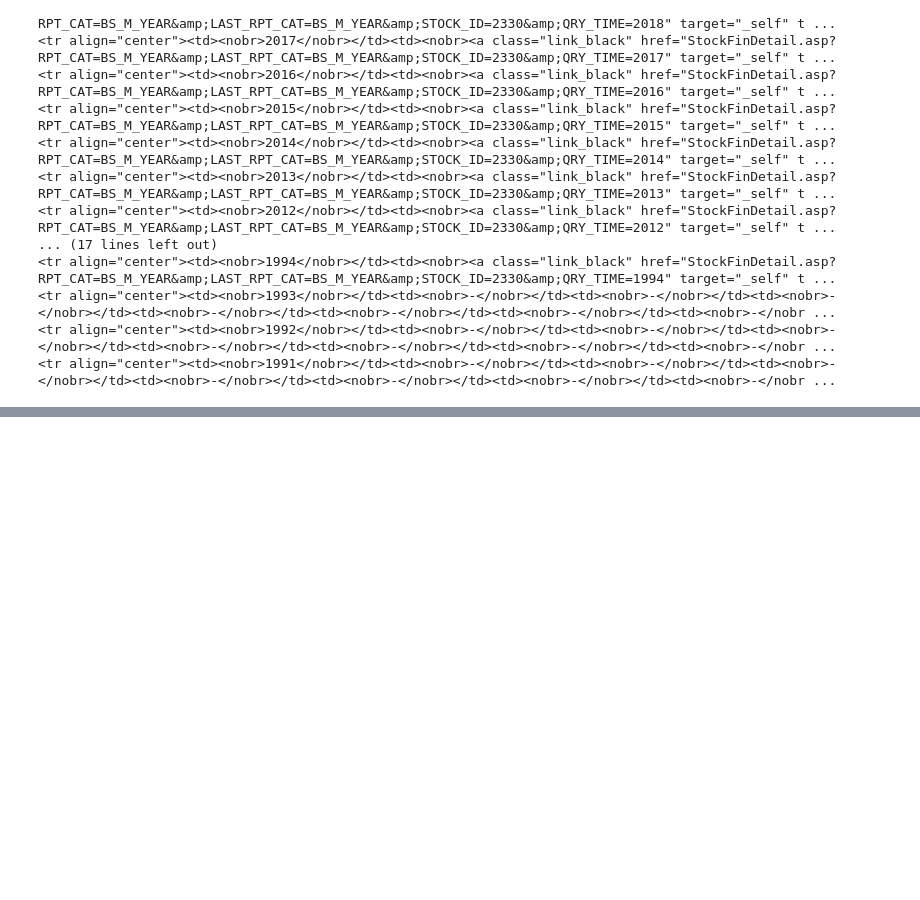
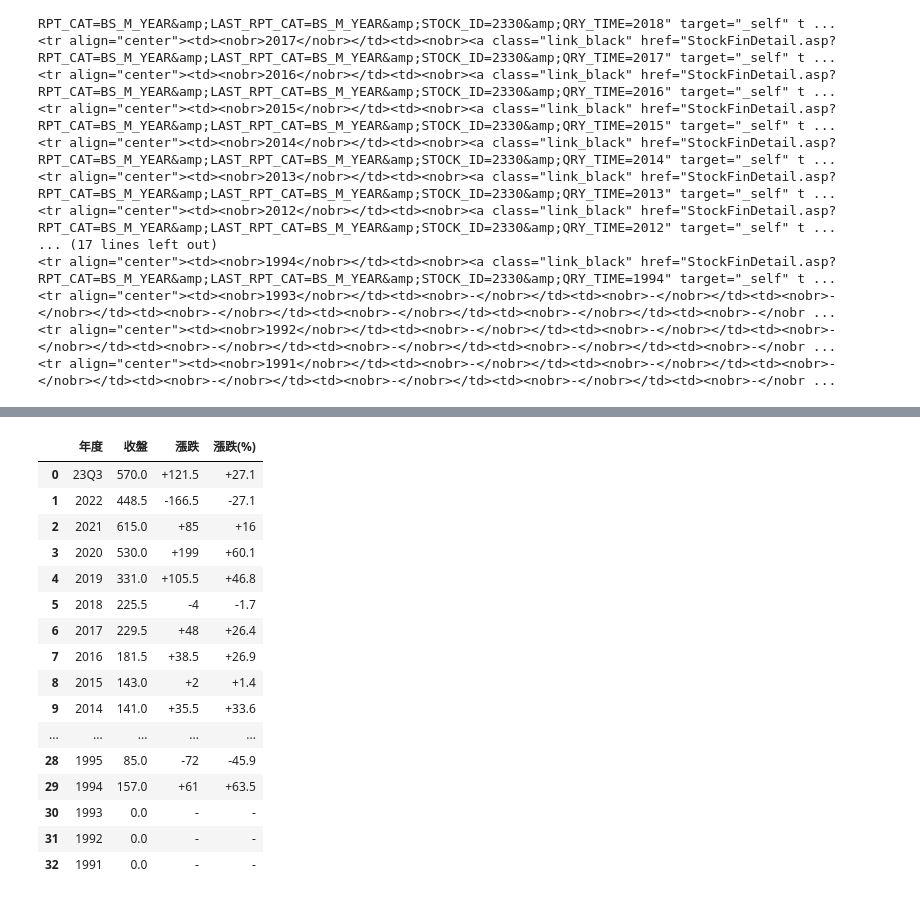
Before and after one commit to roberthsu2003/__112_python_chihlee__, a Jupyter notebook: lesson18_3.ipynb, the cells around one changed output, grey strips where cells are left out. Drawn from its saved outputs; the diff is of its cells as text; code cells hidden in the pictures; blank space fills up the shorter version.

```diff
--- a/lesson18_3.ipynb
+++ b/lesson18_3.ipynb
@@ -52,0 +77,8 @@ with open('台積電.csv',mode='w') as csvFile:
+# %%
+def to_float(value:str)->float:
+    try:
+        return float(value)
+    except:
+        return 0
+
+df1.loc[:,'收盤'] = df1['收盤'].map(to_float)
@@ -52,0 +99,20 @@ with open('台積電.csv',mode='w') as csvFile:
+# %%
+df1
+# %% [output]
+|  | 年度 | 收盤 | 漲跌 | 漲跌(%) |
+| 0 | 23Q3 | 570.0 | +121.5 | +27.1 |
+| 1 | 2022 | 448.5 | -166.5 | -27.1 |
+| 2 | 2021 | 615.0 | +85 | +16 |
+| 3 | 2020 | 530.0 | +199 | +60.1 |
+| 4 | 2019 | 331.0 | +105.5 | +46.8 |
+| 5 | 2018 | 225.5 | -4 | -1.7 |
+| 6 | 2017 | 229.5 | +48 | +26.4 |
+| 7 | 2016 | 181.5 | +38.5 | +26.9 |
+| 8 | 2015 | 143.0 | +2 | +1.4 |
+| 9 | 2014 | 141.0 | +35.5 | +33.6 |
+| ... | ... | ... | ... | ... |
+| 28 | 1995 | 85.0 | -72 | -45.9 |
+| 29 | 1994 | 157.0 | +61 | +63.5 |
+| 30 | 1993 | 0.0 | - | - |
+| 31 | 1992 | 0.0 | - | - |
+| 32 | 1991 | 0.0 | - | - |
```
Also changed, not shown: parts of 2 cells of this notebook.
